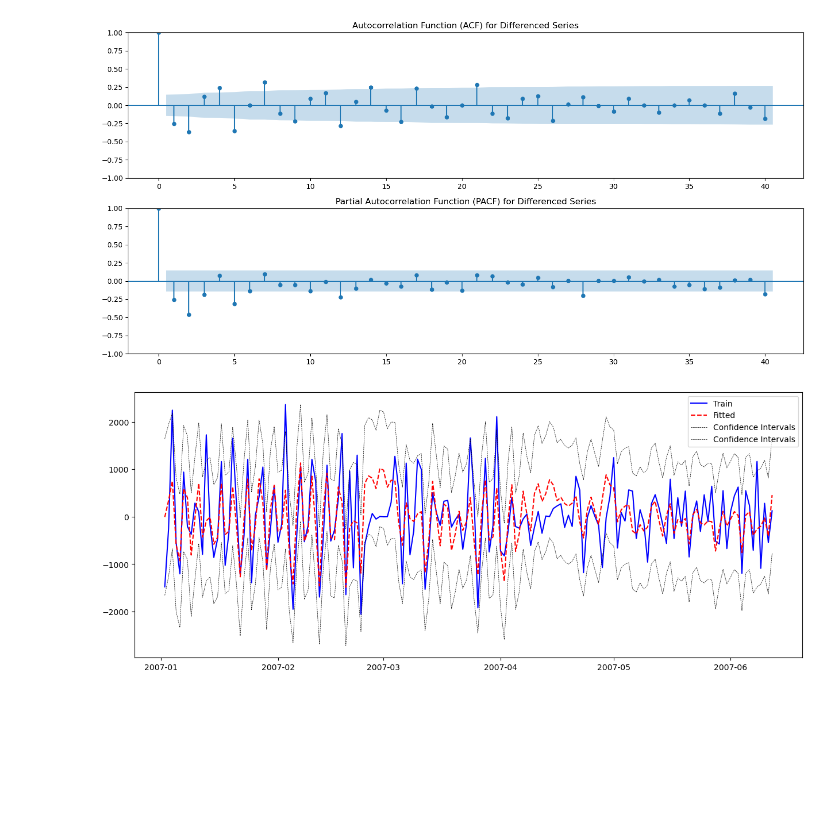
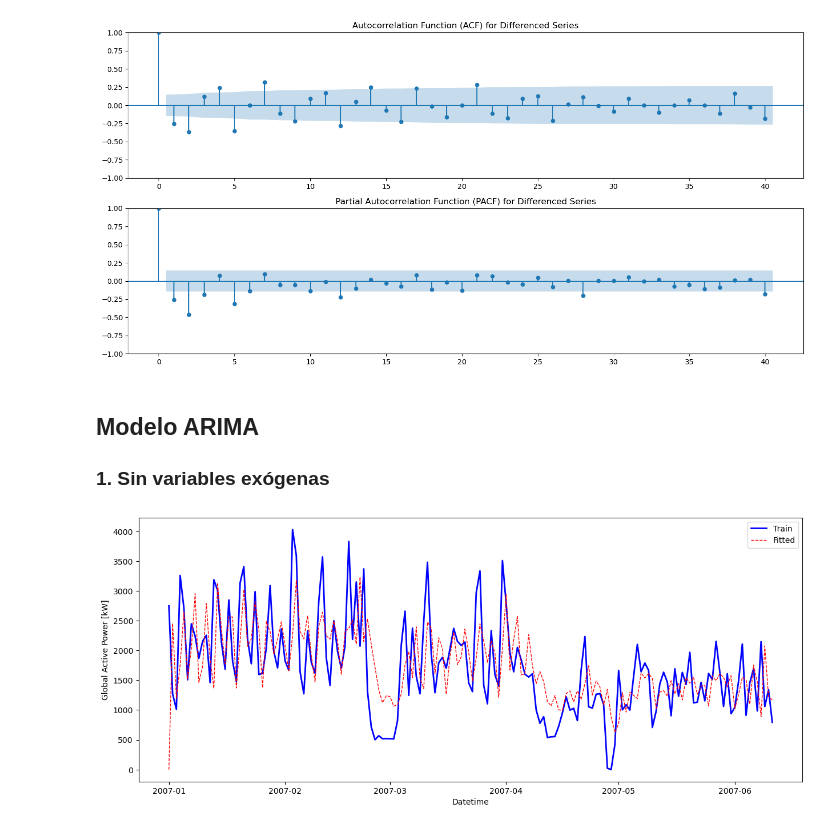
Before and after one commit to kevindmzapata/multivariate-statistics-course, a Jupyter notebook: PROYECTO_FINAL/main.ipynb, the cells around one changed output. Saved outputs shown, nothing was run; the diff lists cells and outputs as text; code cells hidden in the pictures; blank space fills up the shorter version.

```diff
--- a/PROYECTO_FINAL/main.ipynb
+++ b/PROYECTO_FINAL/main.ipynb
@@ -128,7 +144,10 @@ El p-valor es extremadamente bajo, lo que significa que ahora podemos rechazar l
 # %%
 train_size = int(len(df) * 0.9)
 
-train = data_diff[:train_size]
-test = data_diff[train_size:]
+train = df[:train_size]
+test = df[train_size:]
+
+train_exog = df_exog[:train_size]
+test_exog = df_exog[train_size:]
 # %%
 plt.figure(figsize=(15, 6))
@@ -144,12 +165,12 @@ from pmdarima import auto_arima
 auto_arima_model = auto_arima(
     train,
     seasonal=False,
-    stationary=True,
+    stationary=False,
     stepwise=True,
     trace=True,
     error_action='ignore',
     suppress_warnings=True,
-    max_p=10, max_q=10, max_d=2
+    max_p=5, max_q=5, max_d=2
 )
 
 best_params = auto_arima_model.get_params()
@@ -201,22 +222,26 @@ plt.tight_layout()
 plt.show()
 # %% [output]
 [figure]
+# %% [markdown]
+## Modelo ARIMA
+
+### 1. Sin variables exógenas
 # %%
 from statsmodels.tsa.arima.model import ARIMA
 from sklearn.metrics import mean_absolute_error
 
-model = ARIMA(train, order=(2, 0, 5))
+model = ARIMA(train, order=best_params['order'], seasonal_order=best_params['seasonal_order'])
 model_fit = model.fit()
-confidences = model_fit.get_prediction(start=0, end=len(train) - 1).conf_int()
 # %%
 plt.figure(figsize=(15, 6))
-plt.plot(train, color='blue', label='Train')
-plt.plot(model_fit.fittedvalues, color='red', label='Fitted', linestyle='--')
-plt.plot(confidences, color='black', linewidth=0.5, linestyle='--', label='Confidence Intervals')
+plt.plot(train, color='blue', linewidth=2, label='Train')
+plt.plot(model_fit.fittedvalues, color='red', label='Fitted', linestyle='--', linewidth=1)
+plt.xlabel('Datetime')
+plt.ylabel('Global Active Power [kW]')
 plt.legend()
 plt.show()
 # %% [output]
-[figure, old version]
+[figure, new version]
 # %%
 model_fit.plot_diagnostics(figsize=(15, 12))
 plt.show()
```
Also changed, not shown: parts of 29 cells of this notebook.
